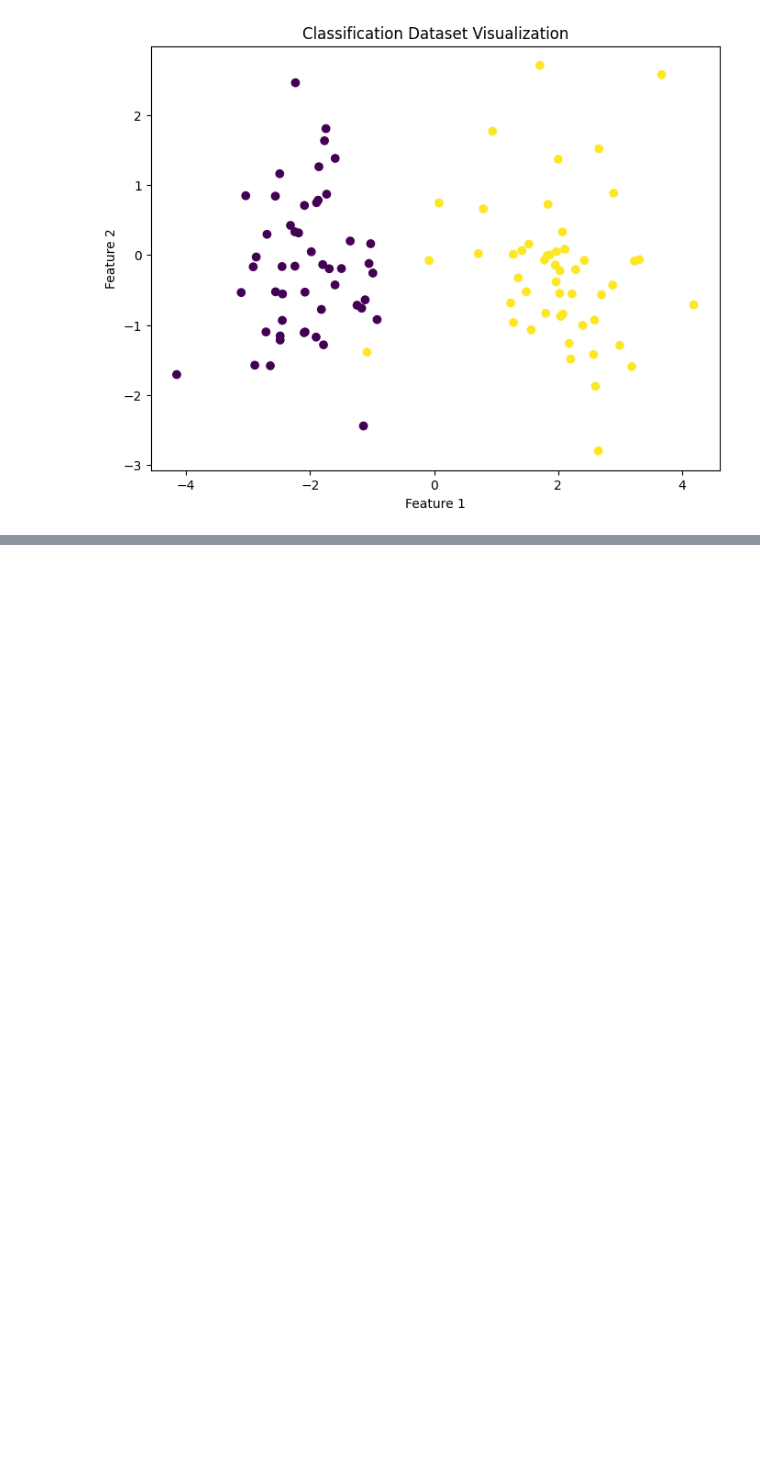
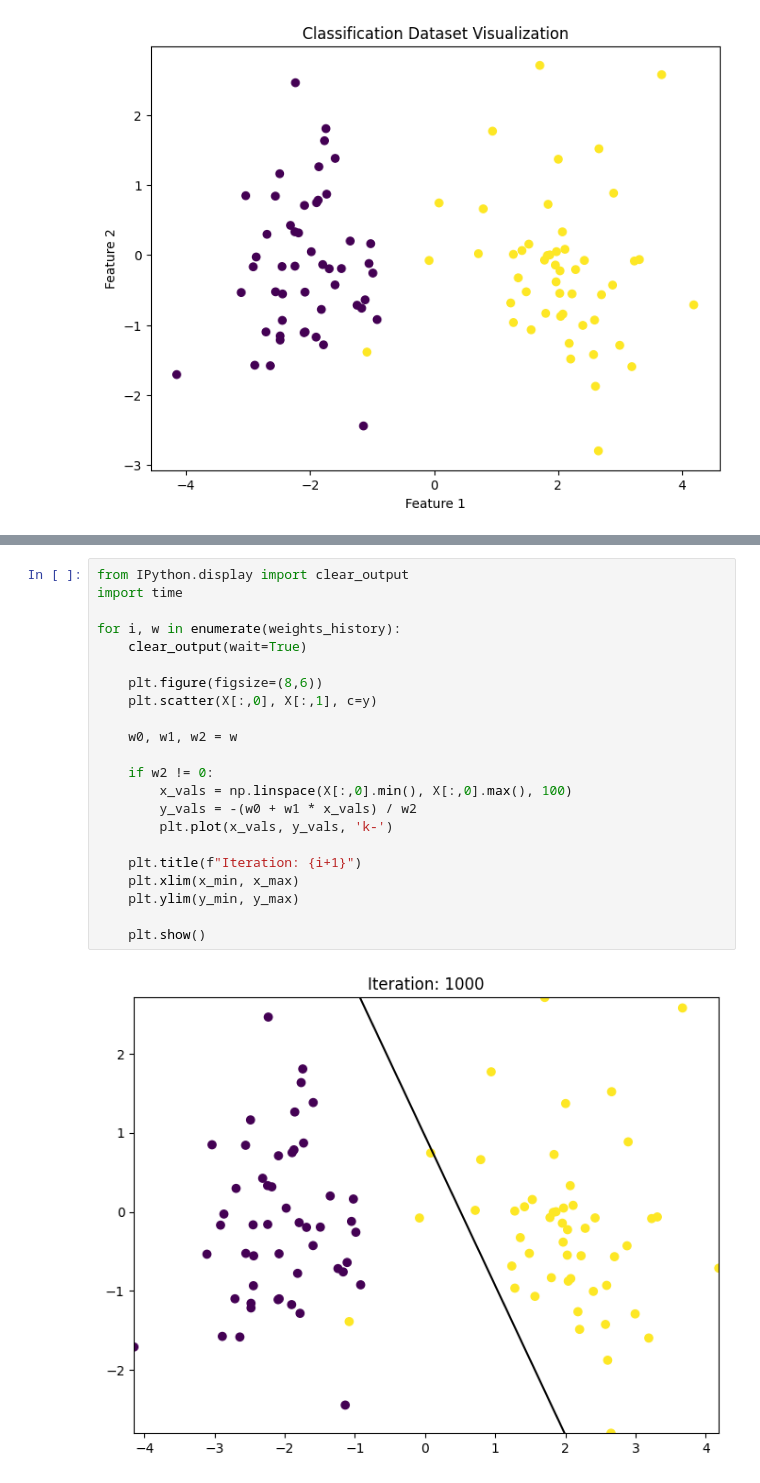
Before and after one commit to 29TanayRaj/Classical-Machine-Learning, a Jupyter notebook: Jupyter Notebooks/perceptron.ipynb, the cells around one changed output, grey strips where cells are left out. Cells and saved outputs as stored; diff of their text form; blank space fills up the shorter version.

```diff
--- a/Jupyter Notebooks/perceptron.ipynb
+++ b/Jupyter Notebooks/perceptron.ipynb
@@ -50,0 +90,24 @@ np.int64(1)
+# %%
+from IPython.display import clear_output
+import time
+
+for i, w in enumerate(weights_history):
+    clear_output(wait=True)
+
+    plt.figure(figsize=(8,6))
+    plt.scatter(X[:,0], X[:,1], c=y)
+
+    w0, w1, w2 = w
+
+    if w2 != 0:
+        x_vals = np.linspace(X[:,0].min(), X[:,0].max(), 100)
+        y_vals = -(w0 + w1 * x_vals) / w2
+        plt.plot(x_vals, y_vals, 'k-')
+
+    plt.title(f"Iteration: {i+1}")
+    plt.xlim(x_min, x_max)
+    plt.ylim(y_min, y_max)
+
+    plt.show()
+# %% [output]
+[figure, added]
```
Also changed, not shown: parts of 5 cells of this notebook, 2 other files.
